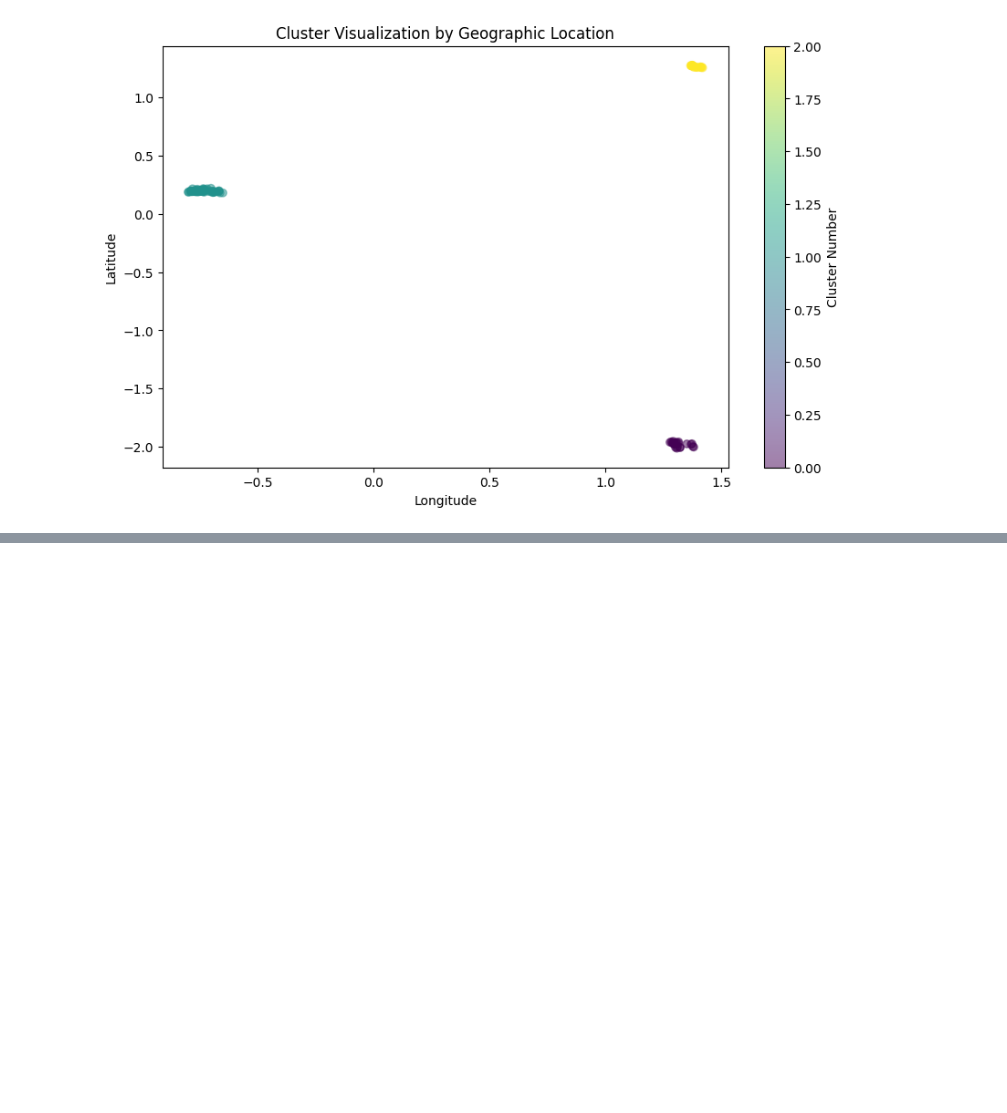
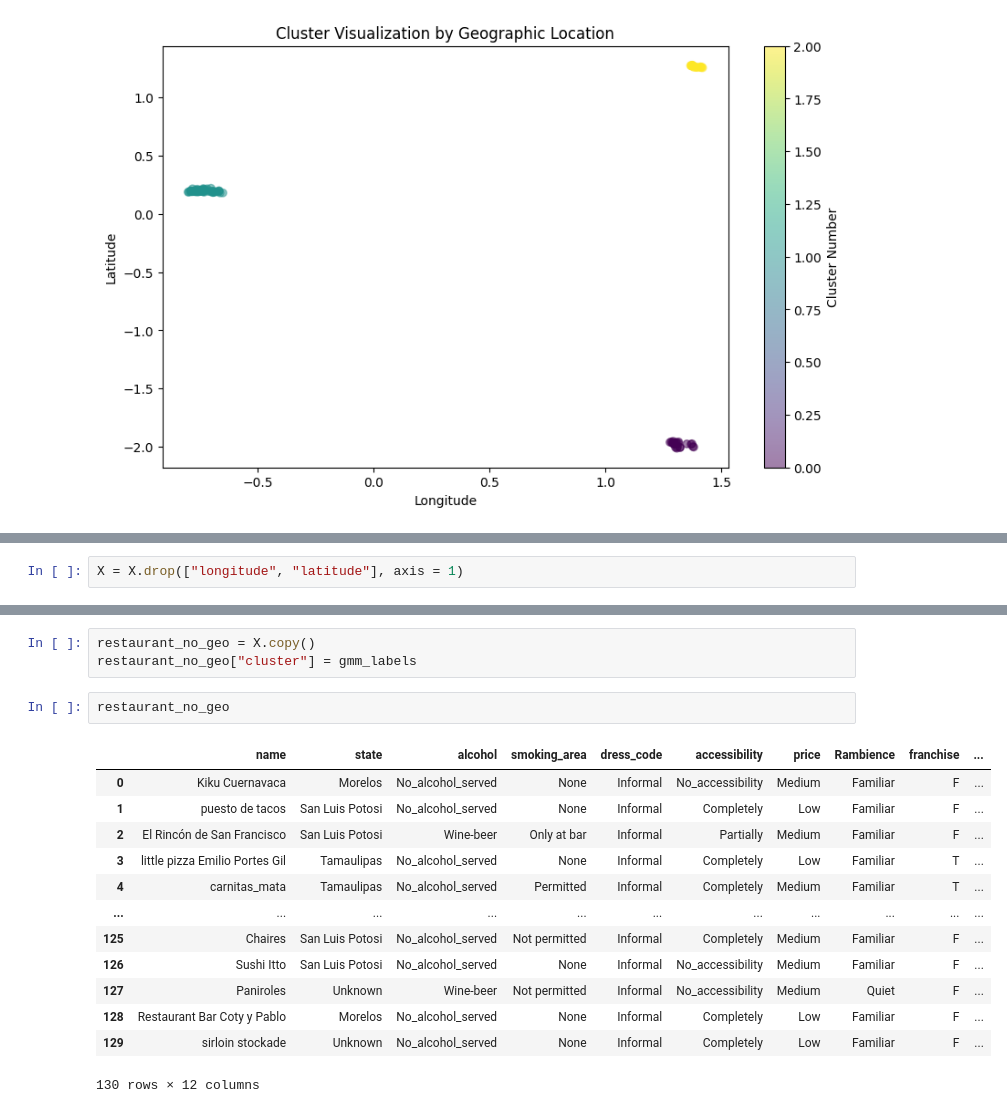
Before and after one commit to SimingSiming/Restaurant-Recommender-System, a Jupyter notebook: Clustering.ipynb, the cells around one changed output, grey strips where cells are left out. Drawn from its saved outputs; the diff is of its cells as text; blank space fills up the shorter version.

```diff
--- a/Clustering.ipynb
+++ b/Clustering.ipynb
@@ -862,0 +845,2 @@ plt.show()
+# %%
+X = X.drop(["longitude", "latitude"], axis = 1)
@@ -862,0 +933,19 @@ plt.show()
+# %%
+restaurant_no_geo = X.copy()
+restaurant_no_geo["cluster"] = gmm_labels
+# %%
+restaurant_no_geo
+# %% [output]
+|  | name | state | alcohol | smoking_area | dress_code | accessibility | price | Rambience | franchise | ... |
+| 0 | Kiku Cuernavaca | Morelos | No_alcohol_served | None | Informal | No_accessibility | Medium | Familiar | F | ... |
+| 1 | puesto de tacos | San Luis Potosi | No_alcohol_served | None | Informal | Completely | Low | Familiar | F | ... |
+| 2 | El Rincón de San Francisco | San Luis Potosi | Wine-beer | Only at bar | Informal | Partially | Medium | Familiar | F | ... |
+| 3 | little pizza Emilio Portes Gil | Tamaulipas | No_alcohol_served | None | Informal | Completely | Low | Familiar | T | ... |
+| 4 | carnitas_mata | Tamaulipas | No_alcohol_served | Permitted | Informal | Completely | Medium | Familiar | T | ... |
+| ... | ... | ... | ... | ... | ... | ... | ... | ... | ... | ... |
+| 125 | Chaires | San Luis Potosi | No_alcohol_served | Not permitted | Informal | Completely | Medium | Familiar | F | ... |
+| 126 | Sushi Itto | San Luis Potosi | No_alcohol_served | None | Informal | No_accessibility | Medium | Familiar | F | ... |
+| 127 | Paniroles | Unknown | Wine-beer | Not permitted | Informal | No_accessibility | Medium | Quiet | F | ... |
+| 128 | Restaurant Bar Coty y Pablo | Morelos | No_alcohol_served | None | Informal | Completely | Low | Familiar | F | ... |
+| 129 | sirloin stockade | Unknown | No_alcohol_served | None | Informal | Completely | Low | Familiar | F | ... |
+130 rows × 12 columns
```
Also changed, not shown: parts of 21 cells of this notebook.
